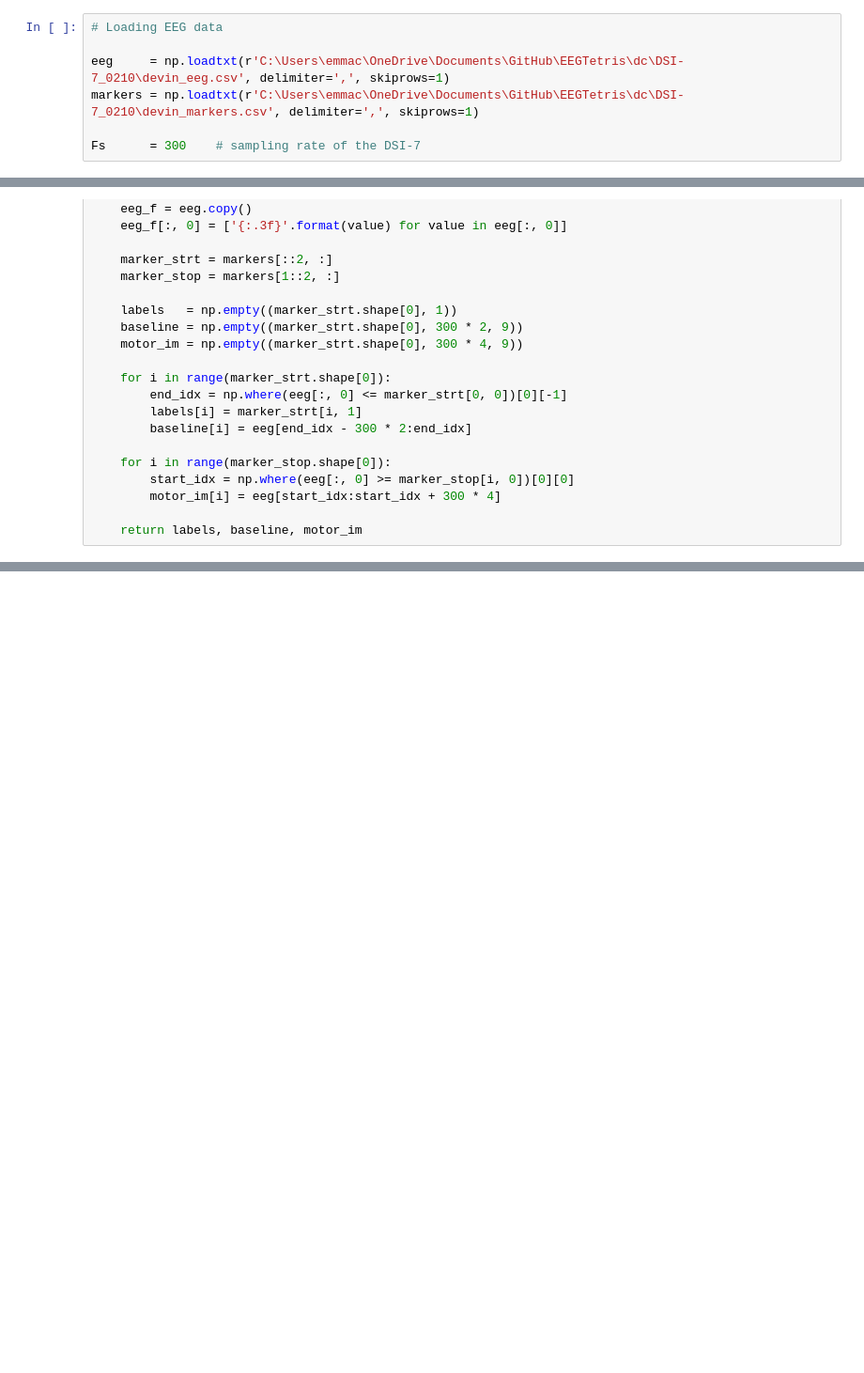
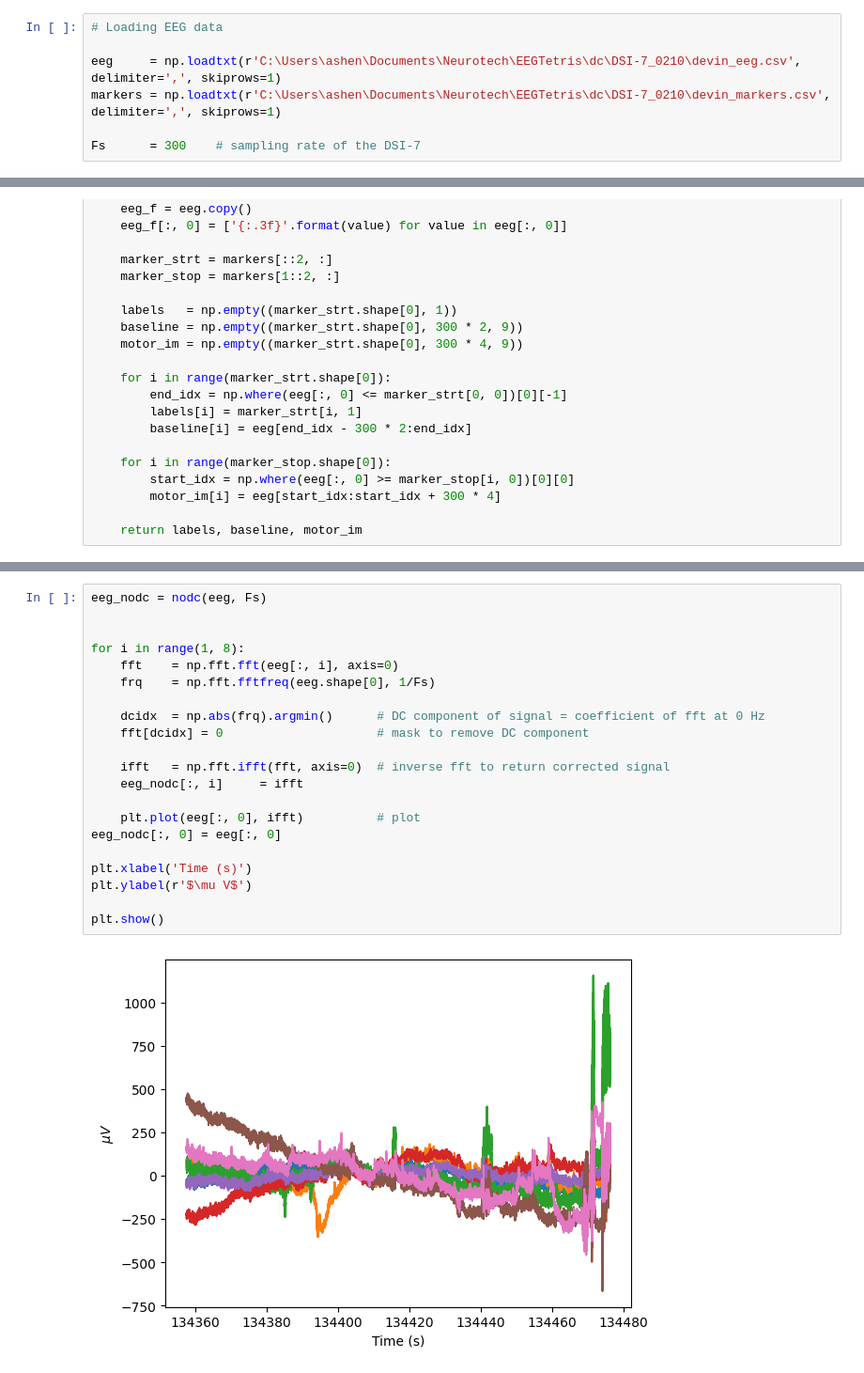
Before and after one commit to Ereasai/EEGTetris, a Jupyter notebook: dc/vis_task.ipynb, the cells around one changed output, grey strips where cells are left out. Shown at 94% size. Drawn from its saved outputs; the diff is of its cells as text; blank space fills up the shorter version.

```diff
--- a/dc/vis_task.ipynb
+++ b/dc/vis_task.ipynb
@@ -8,8 +15,8 @@ from scipy import signal
 # %%
 # Loading EEG data
 
-eeg     = np.loadtxt(r'C:\Users\emmac\OneDrive\Documents\GitHub\EEGTetris\dc\DSI-7_0210\devin_eeg.csv', delimiter=',', skiprows=1)
-markers = np.loadtxt(r'C:\Users\emmac\OneDrive\Documents\GitHub\EEGTetris\dc\DSI-7_0210\devin_markers.csv', delimiter=',', skiprows=1)
+eeg     = np.loadtxt(r'C:\Users\ashen\Documents\Neurotech\EEGTetris\dc\DSI-7_0210\devin_eeg.csv', delimiter=',', skiprows=1)
+markers = np.loadtxt(r'C:\Users\ashen\Documents\Neurotech\EEGTetris\dc\DSI-7_0210\devin_markers.csv', delimiter=',', skiprows=1)
 
 Fs      = 300    # sampling rate of the DSI-7
 # %%
@@ -103,0 +166,23 @@ def eeg_chop(eeg, markers):
+# %%
+eeg_nodc = nodc(eeg, Fs)
+
+
+for i in range(1, 8):
+    fft    = np.fft.fft(eeg[:, i], axis=0)
+    frq    = np.fft.fftfreq(eeg.shape[0], 1/Fs)
+
+    dcidx  = np.abs(frq).argmin()      # DC component of signal = coefficient of fft at 0 Hz
+    fft[dcidx] = 0                     # mask to remove DC component
+
+    ifft   = np.fft.ifft(fft, axis=0)  # inverse fft to return corrected signal
+    eeg_nodc[:, i]     = ifft
+
+    plt.plot(eeg[:, 0], ifft)          # plot
+eeg_nodc[:, 0] = eeg[:, 0]
+
+plt.xlabel('Time (s)')
+plt.ylabel(r'$\mu V$')
+
+plt.show()
+# %% [output]
+[figure, added]
```
Also changed, not shown: parts of 15 cells of this notebook.
